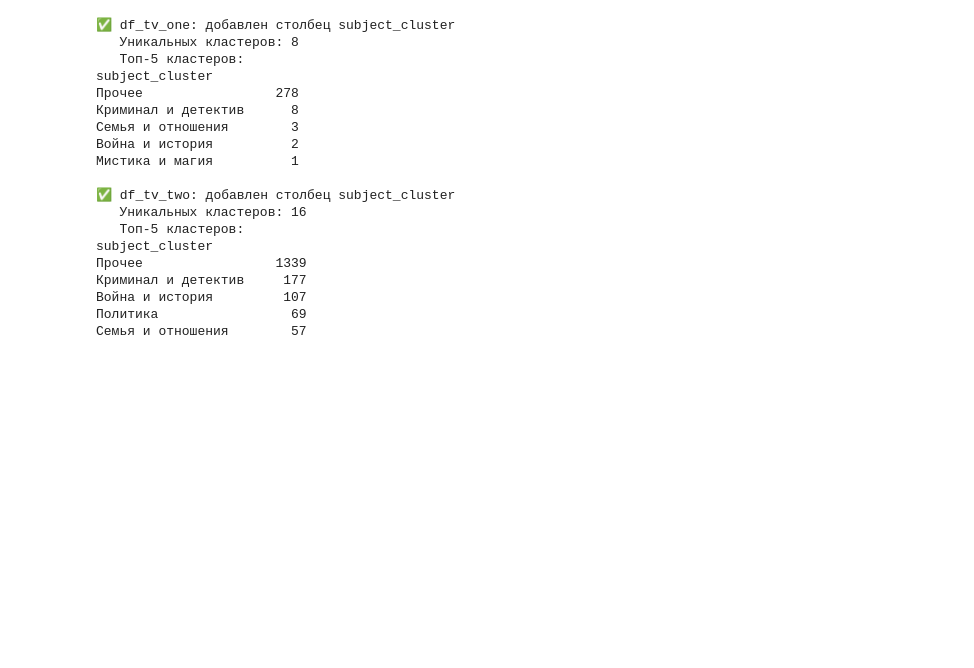
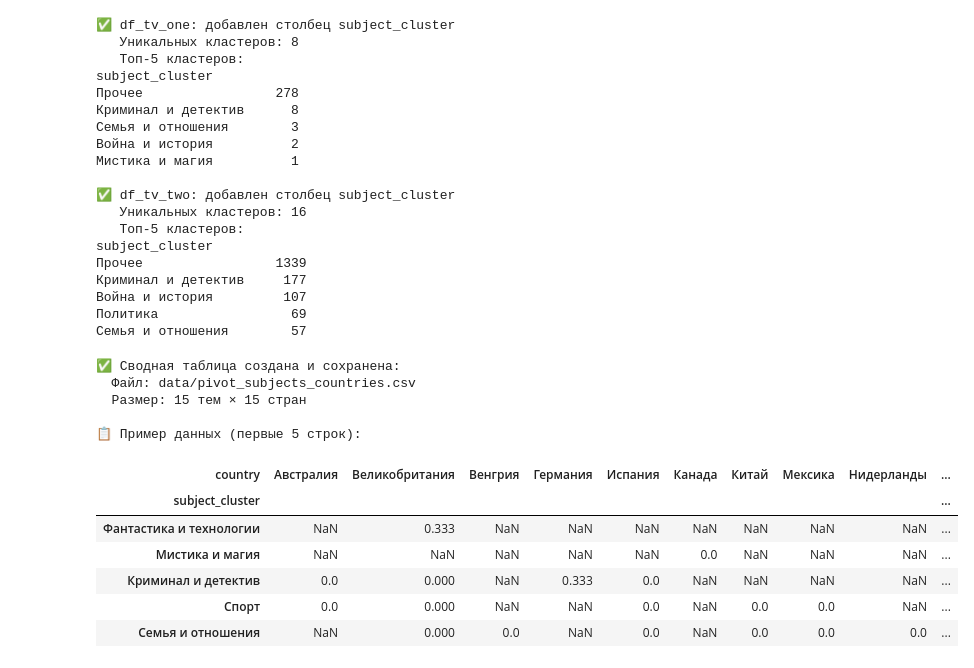
Before and after one commit to anmyvla-beep/python-ai-Mysttonen-Angelika, a Jupyter notebook: notebooks/week2b_read_csv.ipynb, the cells around one changed output. Cells and saved outputs as stored; diff of their text form; code cells hidden in the pictures; blank space fills up the shorter version.

```diff
--- a/notebooks/week2b_read_csv.ipynb
+++ b/notebooks/week2b_read_csv.ipynb
@@ -329,3 +329,60 @@ subject_cluster
 Война и история         107
 Политика                 69
 Семья и отношения        57
+# %%
+# 📊 Шаг 6. Сводная таблица: темы × страны → доля сериалов с наградами
+
+# Объединяем темы из обоих датасетов
+df_themes = pd.concat([
+    df_tv_one[["tv_series_uri", "subject_cluster", "country"]],
+    df_tv_two[["tv_series_uri", "subject_cluster", "country"]]
+]).drop_duplicates()
+
+# Присоединяем флаг наград
+df_themes = df_themes.merge(all_series[["tv_series_uri", "has_award"]], on="tv_series_uri", how="left")
+
+# Фильтруем корректные данные
+df_themes = df_themes[
+    df_themes["country"].notna() &
+    (df_themes["subject_cluster"] != "Прочее") &
+    df_themes["has_award"].notna()
+]
+
+# Топ-15 стран по количеству сериалов
+top_countries = df_themes["country"].value_counts().head(15).index.tolist()
+df_filtered = df_themes[df_themes["country"].isin(top_countries)]
+
+# Сводная таблица: доля сериалов с наградами
+pivot = df_filtered.pivot_table(
+    values="has_award",
+    index="subject_cluster",
+    columns="country",
+    aggfunc="mean"
+).round(3)
+
+# Сортируем по средней доле наград
+pivot["avg_award_rate"] = pivot.mean(axis=1)
+pivot = pivot.sort_values("avg_award_rate", ascending=False).drop(columns=["avg_award_rate"])
+
+# Сохраняем в файл для визуализации в Week 3
+output_path = "data/pivot_subjects_countries.csv"
+pivot.to_csv(output_path, encoding="utf-8")
+
+print("✅ Сводная таблица создана и сохранена:")
+print(f"  Файл: {output_path}")
+print(f"  Размер: {pivot.shape[0]} тем × {pivot.shape[1]} стран")
+print("\n📋 Пример данных (первые 5 строк):")
+display(pivot.head())
+# %% [output]
+✅ Сводная таблица создана и сохранена:
+  Файл: data/pivot_subjects_countries.csv
+  Размер: 15 тем × 15 стран
+
+📋 Пример данных (первые 5 строк):
+| country | Австралия | Великобритания | Венгрия | Германия | Испания | Канада | Китай | Мексика | Нидерланды | ... |
+| subject_cluster |  |  |  |  |  |  |  |  |  | ... |
+| Фантастика и технологии | NaN | 0.333 | NaN | NaN | NaN | NaN | NaN | NaN | NaN | ... |
+| Мистика и магия | NaN | NaN | NaN | NaN | NaN | 0.0 | NaN | NaN | NaN | ... |
+| Криминал и детектив | 0.0 | 0.000 | NaN | 0.333 | 0.0 | NaN | NaN | NaN | NaN | ... |
+| Спорт | 0.0 | 0.000 | NaN | NaN | 0.0 | NaN | 0.0 | 0.0 | NaN | ... |
+| Семья и отношения | NaN | 0.000 | 0.0 | NaN | 0.0 | NaN | 0.0 | 0.0 | 0.0 | ... |
```
Also changed, not shown: parts of 1 cell of this notebook.
